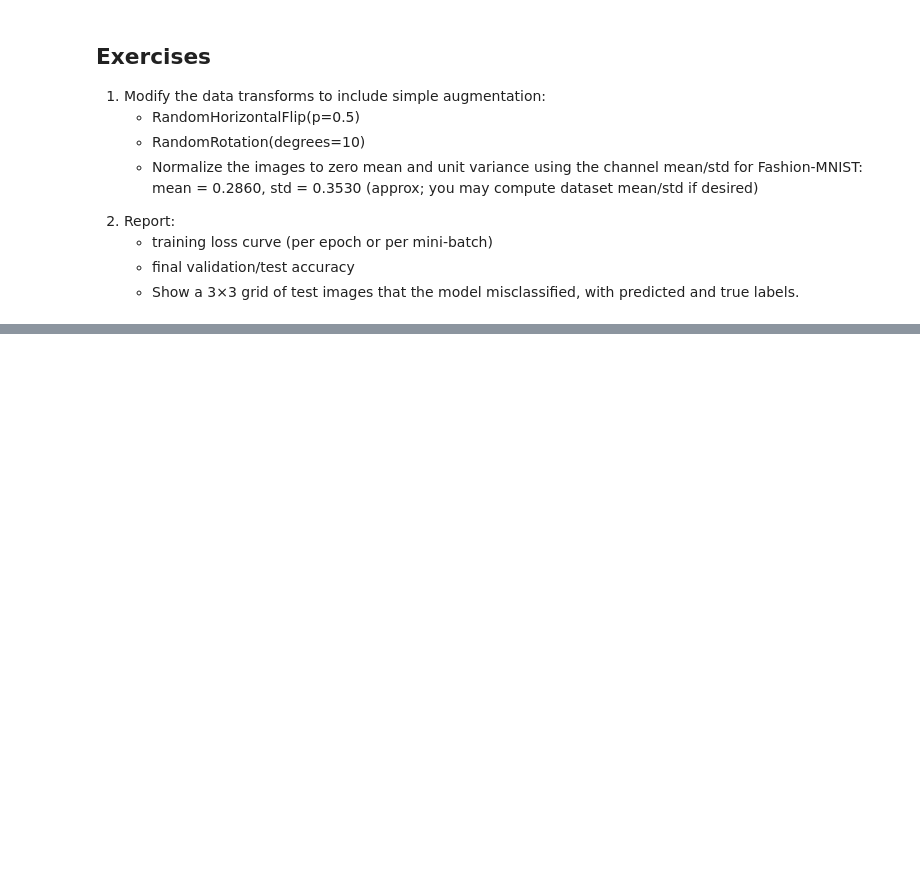
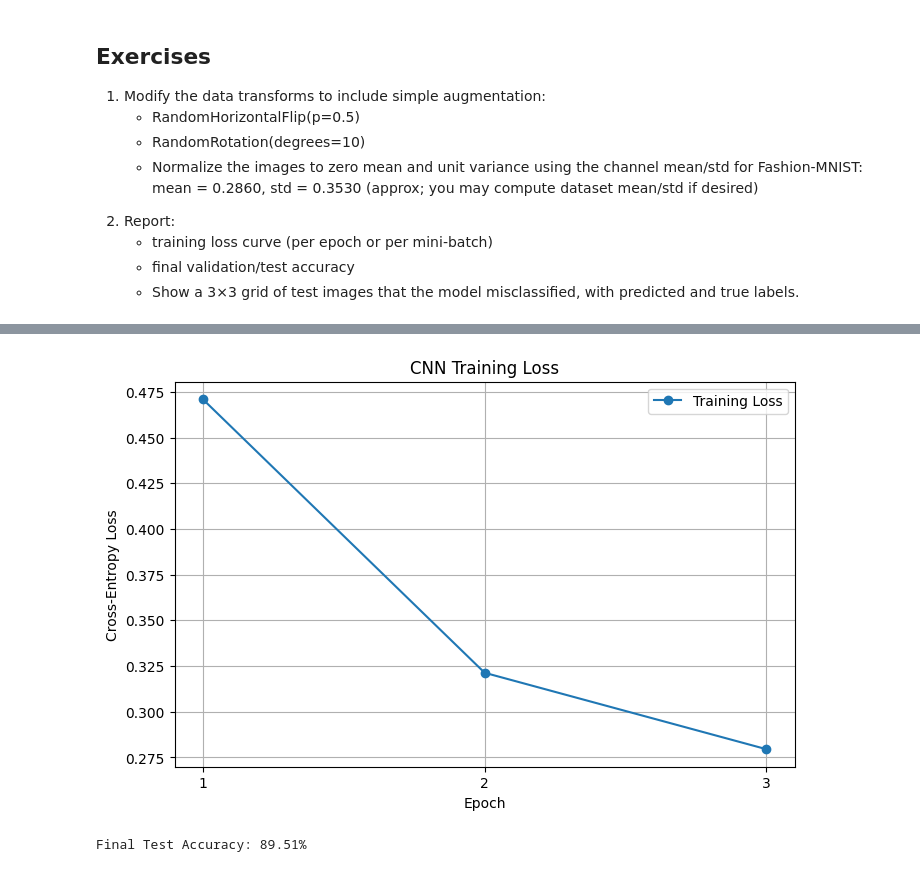
Before and after one commit to MAI-AIIU/deep-learning, a Jupyter notebook: src/fifth-week/image-classification-dataset.ipynb, the cells around one changed output, grey strips where cells are left out. Cells and saved outputs as stored; diff of their text form; code cells hidden in the pictures; blank space fills up the shorter version.

```diff
--- a/src/fifth-week/image-classification-dataset.ipynb
+++ b/src/fifth-week/image-classification-dataset.ipynb
@@ -48,9 +50,18 @@ class FashionMNISTManager:
         self.download = download
 
         # Compose transforms: resize then to tensor
+        # self.transform = transforms.Compose([
+        #     transforms.Resize(resize),
+        #     transforms.ToTensor(),  # result in [0,1] float tensor, shape CxHxW
+        # ])
+
+        # Transform from exercise to be executed
         self.transform = transforms.Compose([
             transforms.Resize(resize),
-            transforms.ToTensor(),  # result in [0,1] float tensor, shape CxHxW
+            transforms.RandomHorizontalFlip(p=0.5),
+            transforms.RandomRotation(degrees=10),
+            transforms.ToTensor(),
+            transforms.Normalize(mean=(0.2860,), std=(0.3530,))
         ])
 
         # Download / load datasets
@@ -205,0 +281,11 @@ Lastly, data iterators are a key component for efficient performance. For instan
+# %%
+train_loader = data.get_dataloader(train=True)
+val_loader = data.get_dataloader(train=False)
+
+criterion = nn.CrossEntropyLoss()
+optimizer = torch.optim.Adam(model.parameters(), lr=0.001)
+
+train_losses = []
+val_accuracies = []
+
+epochs = 3
@@ -205,0 +342,22 @@ Lastly, data iterators are a key component for efficient performance. For instan
+# %%
+plt.figure(figsize=(8, 5))
+
+plt.plot(
+    range(1, epochs + 1),
+    train_losses,
+    marker="o",
+    label="Training Loss"
+)
+
+plt.xlabel("Epoch")
+plt.ylabel("Cross-Entropy Loss")
+plt.title("CNN Training Loss")
+plt.xticks(range(1, epochs + 1))
+plt.grid(True)
+plt.legend()
+plt.show()
+
+print(f"Final Test Accuracy: {val_accuracies[-1]:.2f}%")
+# %% [output]
+[figure, added]
+Final Test Accuracy: 89.51%
```
Also changed, not shown: parts of 12 cells of this notebook.
